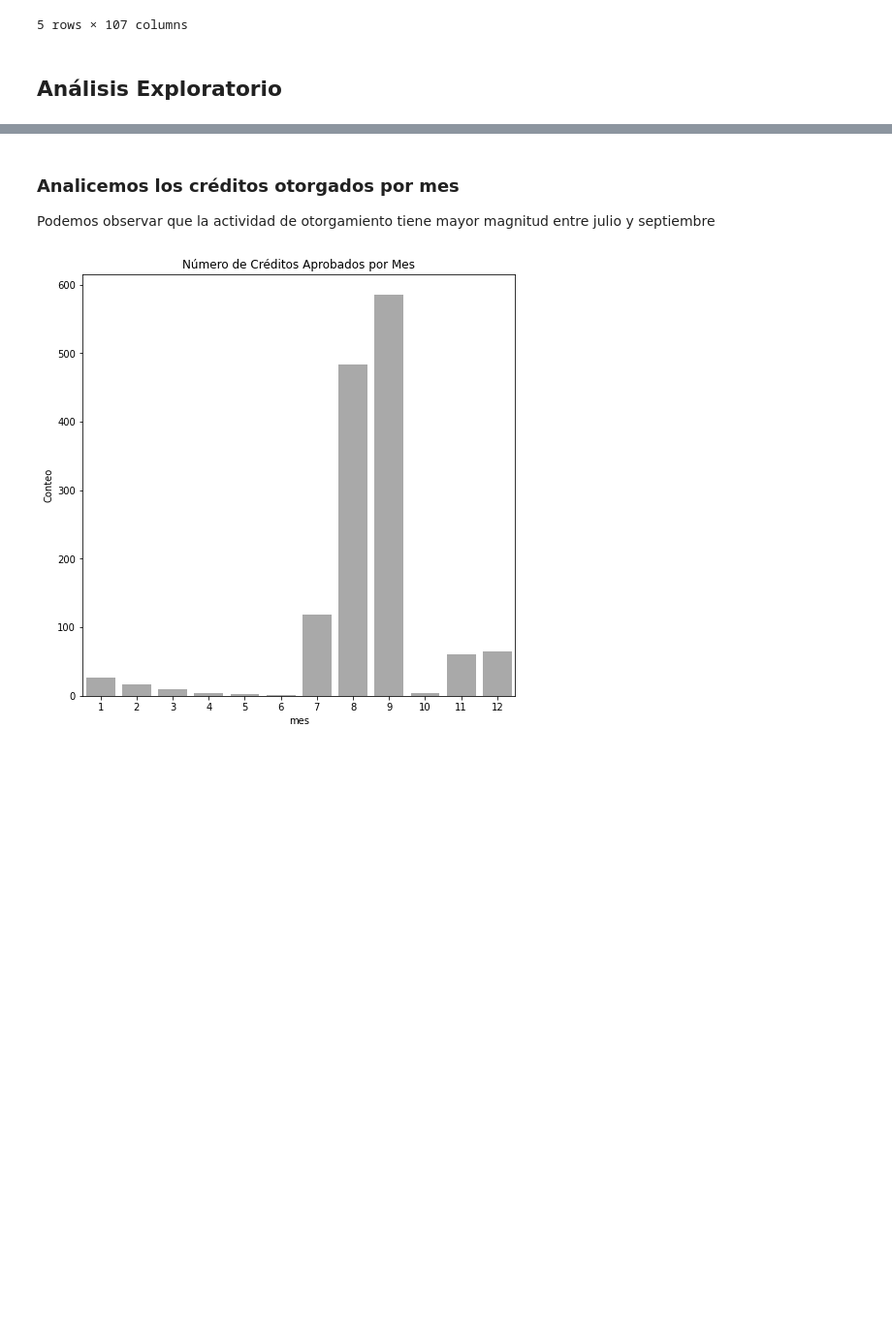
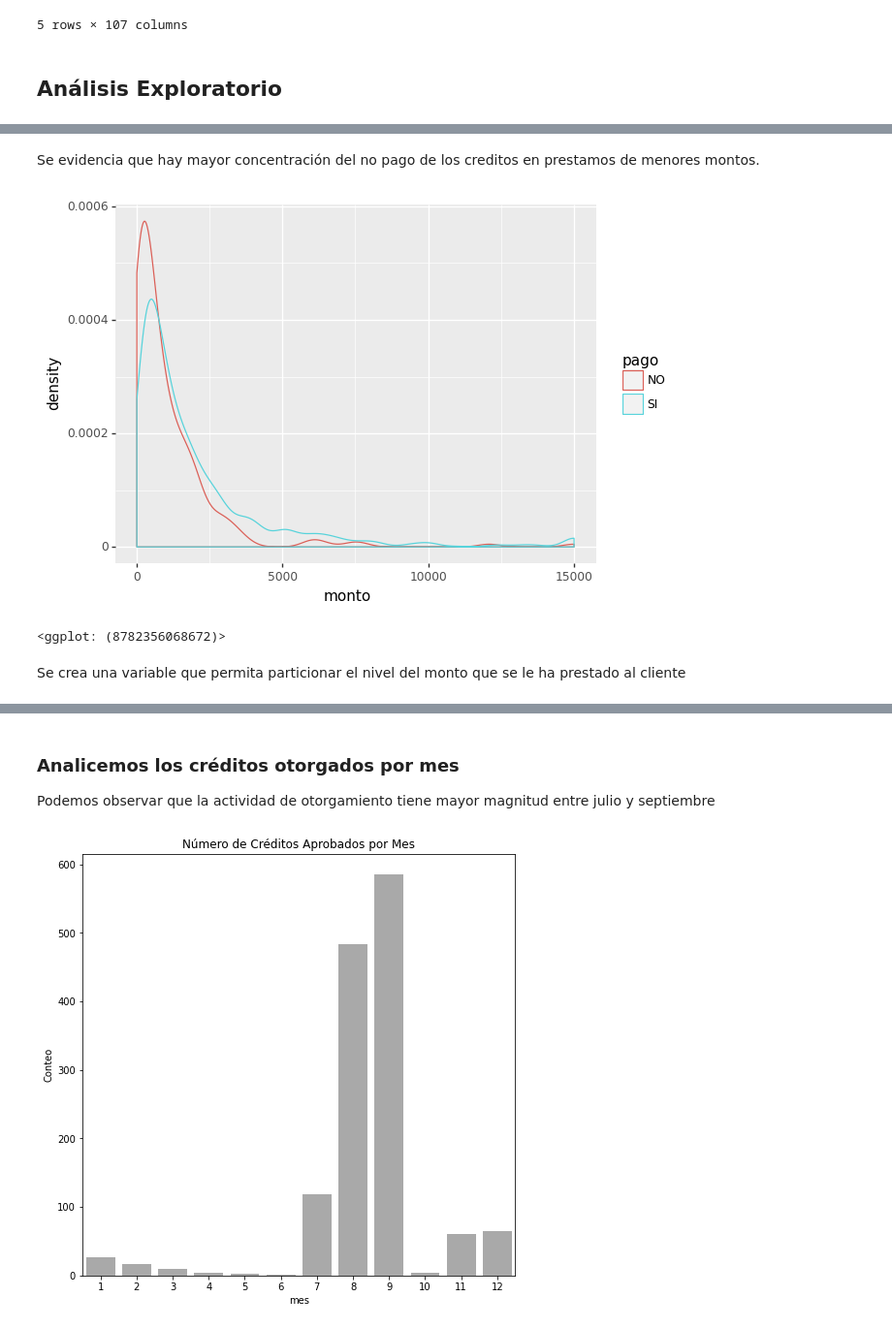
Before and after one commit to deepdatagroup/Datathon_DS4A, a Jupyter notebook: fundamentos_analiticaII_final.ipynb, the cells around one changed output, grey strips where cells are left out. Shown: that part at 97% size. Cells and saved outputs as stored; diff of their text form; code cells hidden in the pictures; blank space fills up the shorter version.

```diff
--- a/fundamentos_analiticaII_final.ipynb
+++ b/fundamentos_analiticaII_final.ipynb
@@ -186,0 +152,10 @@ geom_col()
+# %% [markdown]
+Se evidencia que hay mayor concentración del no pago de los creditos en prestamos de menores montos.
+# %%
+ggplot(aes(x='monto',color='pago'),data=DatosFinal)+\
+geom_density()
+# %% [output]
+[figure, added]
+<ggplot: (8782356068672)>
+# %% [markdown]
+Se crea una variable que permita particionar el nivel del monto que se le ha prestado al cliente
```
Also changed, not shown: parts of 45 cells of this notebook.
